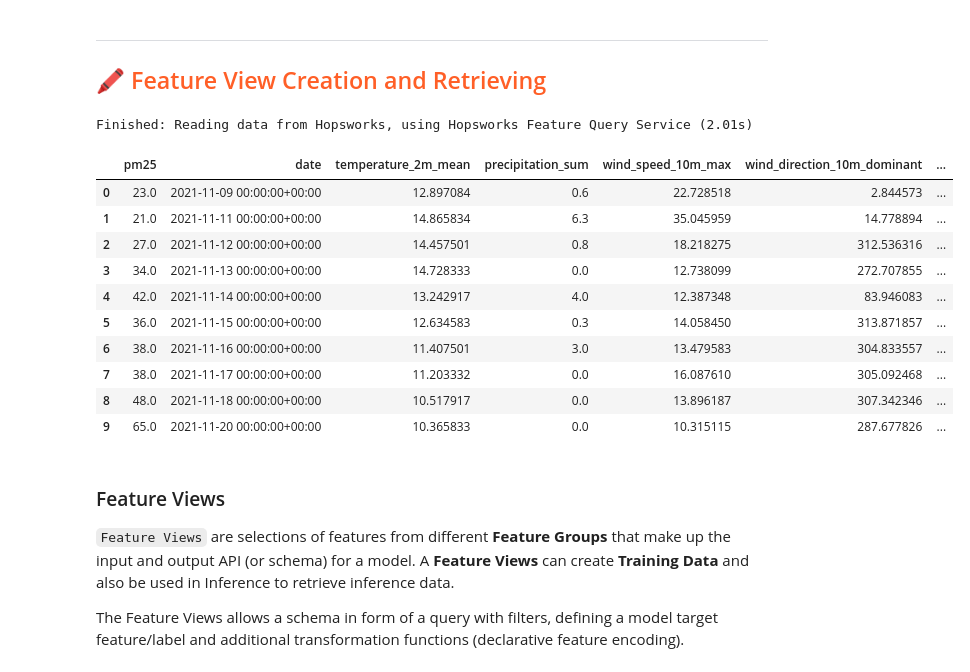
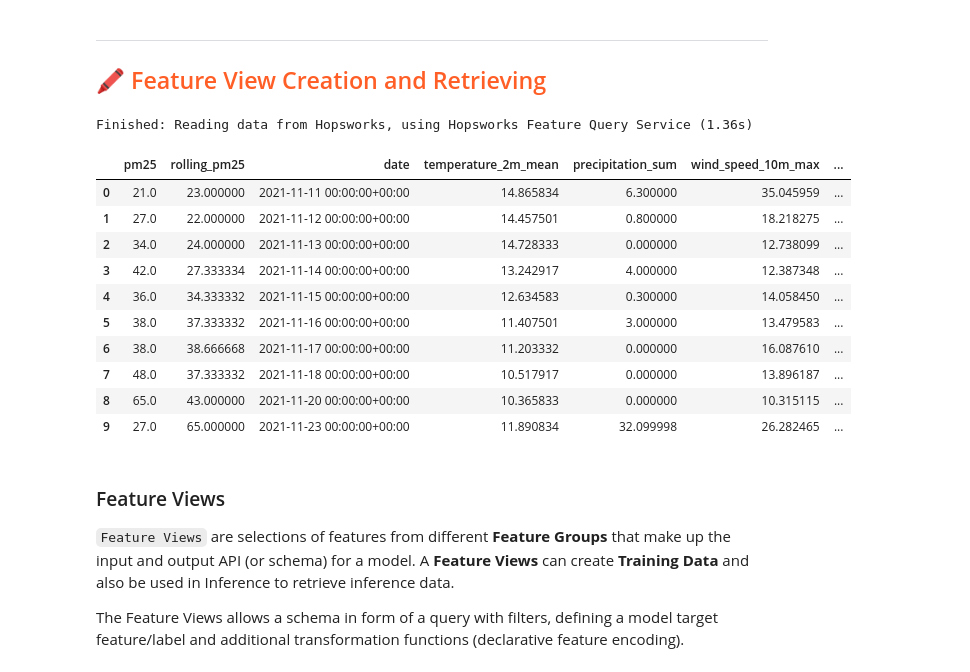
Before and after one commit to iammarcol/AirQPred, a Jupyter notebook: notebooks/ch03/3_air_quality_training_pipeline.ipynb, the cells around one changed output. Saved outputs shown, nothing was run; the diff lists cells and outputs as text; code cells hidden in the pictures.

```diff
--- a/notebooks/ch03/3_air_quality_training_pipeline.ipynb
+++ b/notebooks/ch03/3_air_quality_training_pipeline.ipynb
@@ -41,7 +41,7 @@ Connected. Call `.close()` to terminate connection gracefully.
 # Retrieve feature groups
 air_quality_fg = fs.get_feature_group(
     name='air_quality',
-    version=1,
+    version=2,
 )
 weather_fg = fs.get_feature_group(
     name='weather',
@@ -53,21 +53,25 @@ weather_fg = fs.get_feature_group(
 ## <span style="color:#ff5f27;"> 🖍 Feature View Creation and Retrieving </span>
 # %%
 # Select features for training data.
-selected_features = air_quality_fg.select(['pm25']).join(weather_fg.select_all(), on=['city'])
+
+selected_features = (
+    air_quality_fg.select(['pm25', 'rolling_pm25'])
+    .join(weather_fg.select_all(), on=['city'])
+)
 selected_features.show(10)
 # %% [output]
-Finished: Reading data from Hopsworks, using Hopsworks Feature Query Service (2.01s)
+Finished: Reading data from Hopsworks, using Hopsworks Feature Query Service (1.36s)
-|  | pm25 | date | temperature_2m_mean | precipitation_sum | wind_speed_10m_max | wind_direction_10m_dominant | ... |
-| 0 | 23.0 | 2021-11-09 00:00:00+00:00 | 12.897084 | 0.6 | 22.728518 | 2.844573 | ... |
-| 1 | 21.0 | 2021-11-11 00:00:00+00:00 | 14.865834 | 6.3 | 35.045959 | 14.778894 | ... |
-| 2 | 27.0 | 2021-11-12 00:00:00+00:00 | 14.457501 | 0.8 | 18.218275 | 312.536316 | ... |
-| 3 | 34.0 | 2021-11-13 00:00:00+00:00 | 14.728333 | 0.0 | 12.738099 | 272.707855 | ... |
-| 4 | 42.0 | 2021-11-14 00:00:00+00:00 | 13.242917 | 4.0 | 12.387348 | 83.946083 | ... |
-| 5 | 36.0 | 2021-11-15 00:00:00+00:00 | 12.634583 | 0.3 | 14.058450 | 313.871857 | ... |
-| 6 | 38.0 | 2021-11-16 00:00:00+00:00 | 11.407501 | 3.0 | 13.479583 | 304.833557 | ... |
-| 7 | 38.0 | 2021-11-17 00:00:00+00:00 | 11.203332 | 0.0 | 16.087610 | 305.092468 | ... |
-| 8 | 48.0 | 2021-11-18 00:00:00+00:00 | 10.517917 | 0.0 | 13.896187 | 307.342346 | ... |
-| 9 | 65.0 | 2021-11-20 00:00:00+00:00 | 10.365833 | 0.0 | 10.315115 | 287.677826 | ... |
+|  | pm25 | rolling_pm25 | date | temperature_2m_mean | precipitation_sum | wind_speed_10m_max | ... |
+| 0 | 21.0 | 23.000000 | 2021-11-11 00:00:00+00:00 | 14.865834 | 6.300000 | 35.045959 | ... |
+| 1 | 27.0 | 22.000000 | 2021-11-12 00:00:00+00:00 | 14.457501 | 0.800000 | 18.218275 | ... |
+| 2 | 34.0 | 24.000000 | 2021-11-13 00:00:00+00:00 | 14.728333 | 0.000000 | 12.738099 | ... |
+| 3 | 42.0 | 27.333334 | 2021-11-14 00:00:00+00:00 | 13.242917 | 4.000000 | 12.387348 | ... |
+| 4 | 36.0 | 34.333332 | 2021-11-15 00:00:00+00:00 | 12.634583 | 0.300000 | 14.058450 | ... |
+| 5 | 38.0 | 37.333332 | 2021-11-16 00:00:00+00:00 | 11.407501 | 3.000000 | 13.479583 | ... |
+| 6 | 38.0 | 38.666668 | 2021-11-17 00:00:00+00:00 | 11.203332 | 0.000000 | 16.087610 | ... |
+| 7 | 48.0 | 37.333332 | 2021-11-18 00:00:00+00:00 | 10.517917 | 0.000000 | 13.896187 | ... |
+| 8 | 65.0 | 43.000000 | 2021-11-20 00:00:00+00:00 | 10.365833 | 0.000000 | 10.315115 | ... |
+| 9 | 27.0 | 65.000000 | 2021-11-23 00:00:00+00:00 | 11.890834 | 32.099998 | 26.282465 | ... |
 # %% [markdown]
 ### Feature Views
 
```
Also changed, not shown: parts of 10 cells of this notebook, 6 other files.
